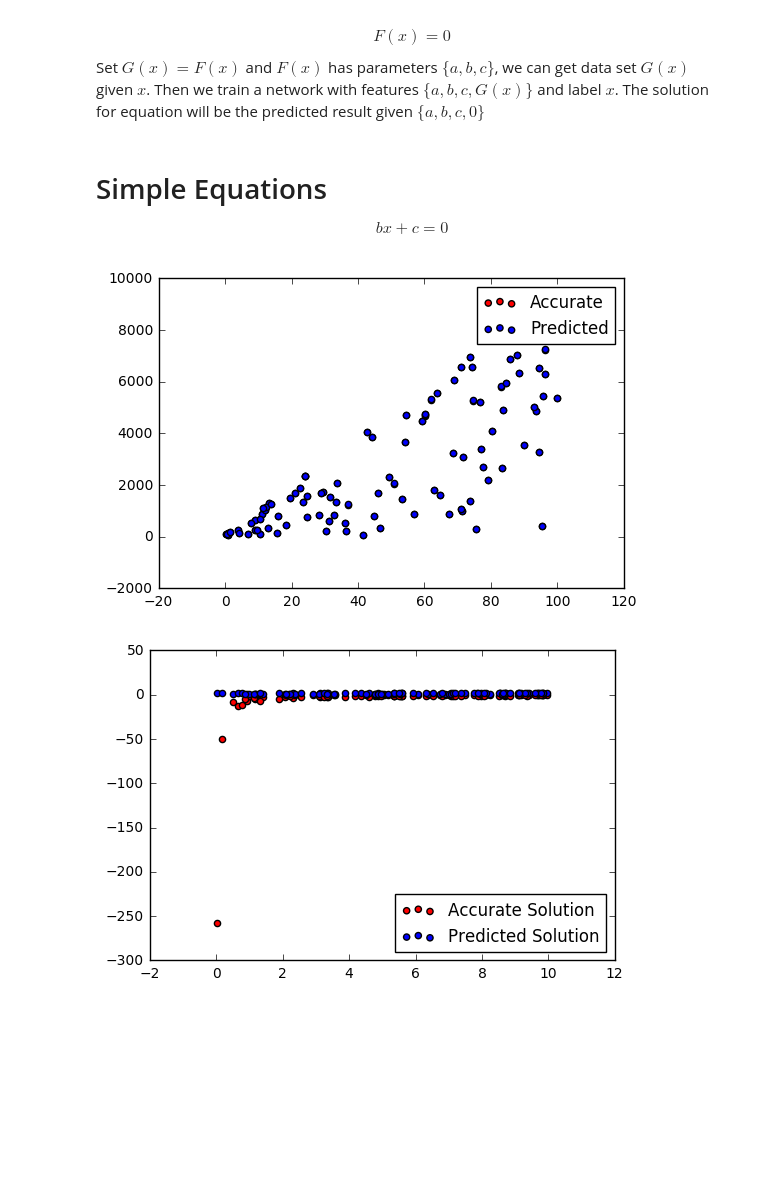
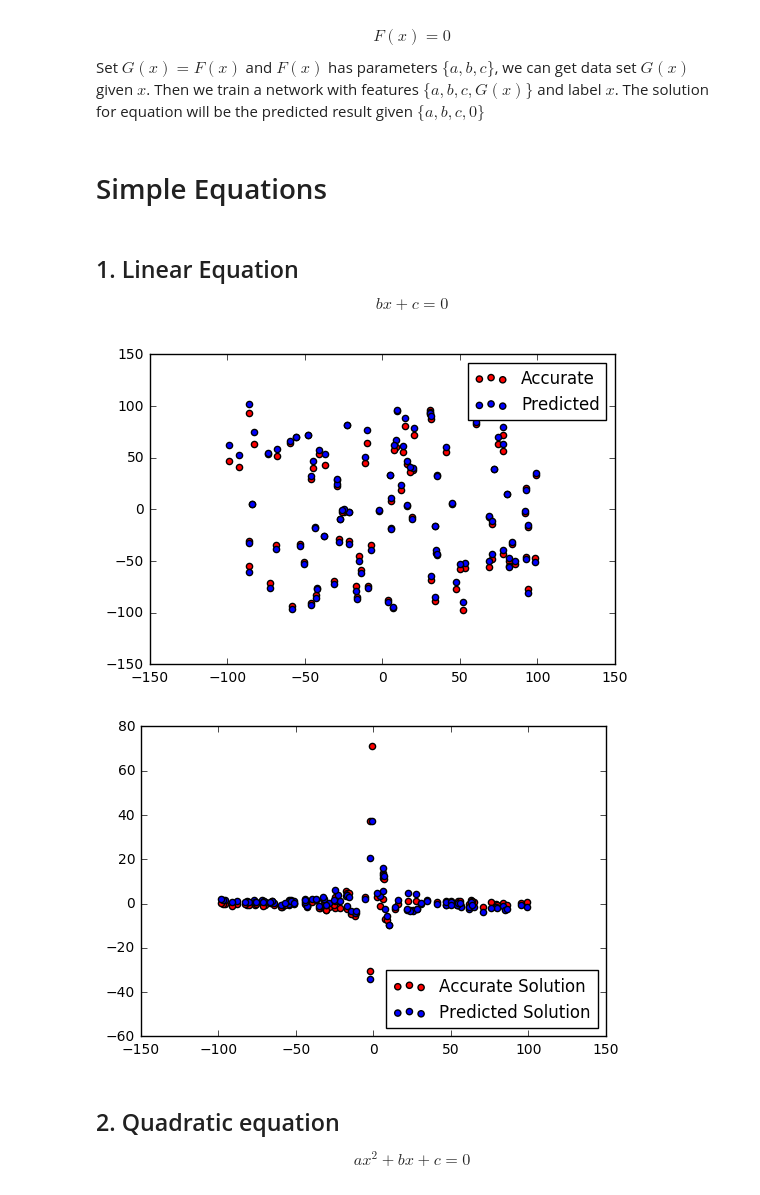
Before and after one commit to longyangking/ML, a Jupyter notebook: Deep Learning/Equation Solving.ipynb, the cells around one changed output. Cells and saved outputs as stored; diff of their text form; code cells hidden in the pictures; blank space fills up the shorter version.

```diff
--- a/Deep Learning/Equation Solving.ipynb
+++ b/Deep Learning/Equation Solving.ipynb
@@ -3,8 +3,10 @@
 # %% [markdown]
 $$ F(x) = 0 $$
 Set $ G(x) = F(x)$ and $F(x)$ has parameters $\{a,b,c\}$, we can get data set $G(x)$ given $x$. Then we train a network with features $\{a,b,c,G(x)\}$ and label $x$. The solution for equation will be the predicted result given $\{a,b,c,0\}$
+# %% [markdown]
+# Simple Equations
 # %% [markdown]
-# Simple Equations
+## 1. Linear Equation
 $$ b x + c =0$$
 # %%
 from keras.models import Sequential
@@ -16,34 +18,34 @@ import math
 import matplotlib.pyplot as plt
 
 model = Sequential()
-model.add(Dense(100, input_dim=3, init='uniform',activation='relu'))
-model.add(Dense(50, activation='linear'))
-model.add(Dense(50, activation='linear'))
+model.add(Dense(200, input_dim=3, init='uniform',activation='relu'))
+model.add(Dense(100, activation='relu'))
+model.add(Dense(50, activation='relu'))
 model.add(Dense(1, activation='linear'))
 model.compile(loss='mean_squared_error',optimizer='rmsprop',metrics=['accuracy'])
 
-x_train = 100*np.random.random((5000,3))
-y_train = x_train[:,2]
+x_train = 100*(2*np.random.random((8000,3))-1)
+y_train = x_train[:,2].copy()
 d =  y_train*x_train[:,0] + x_train[:,1]
 x_train[:,2] = d
 
 hist = model.fit(x_train,y_train, nb_epoch=100, batch_size=20,verbose=0,shuffle=True, validation_split=0.1)
 # %%
-x_val = 100*np.random.random((100,3))
-y_val = x_val[:,2]
+x_val = 100*(2*np.random.random((100,3))-1)
+y_val = x_val[:,2].copy()
 d = y_val*x_val[:,0] + x_val[:,1]
 x_val[:,2] = d
 
 out = model.predict(x_val)
 
 plt.scatter(x_val[:,0], y_val,c='r',label='Accurate')
 plt.scatter(x_val[:,0],out,label='Predicted')
 plt.legend(loc=1)
 plt.show()
 # %% [output]
-[figure, old version]
+[figure, new version]
 # %%
-x_val = 10*np.random.random((100,3))
+x_val = 100*(2*np.random.random((100,3))-1)
 b = x_val[:,0]
 c = x_val[:,1]
 y_val = -c/b
@@ -54,6 +56,10 @@ out = model.predict(x_val)
 plt.scatter(x_val[:,0], y_val,c='r',label='Accurate Solution')
 plt.scatter(x_val[:,0],out,label='Predicted Solution')
 plt.legend(loc=4)
+
 plt.show()
 # %% [output]
-[figure, old version]
+[figure, new version]
+# %% [markdown]
+## 2. Quadratic equation
+$$ a x^2 + b x + c =0$$
```
Also changed, not shown: 2 other files.
